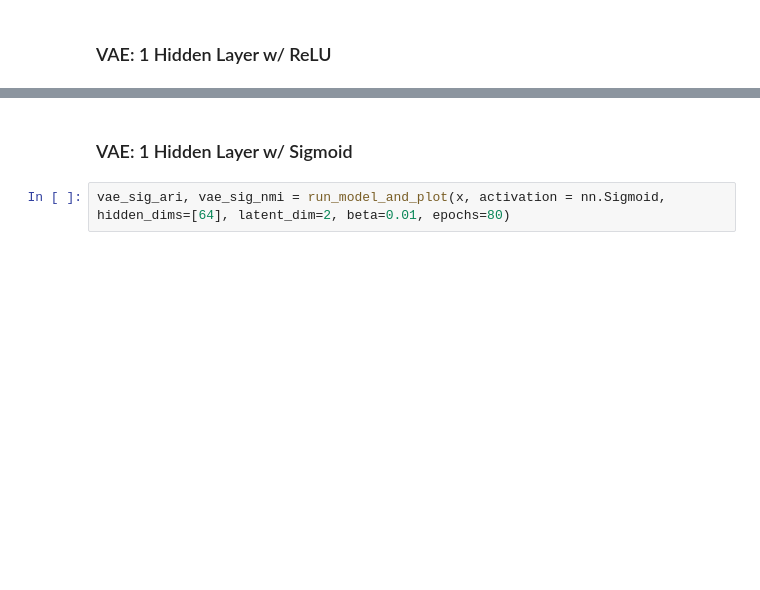
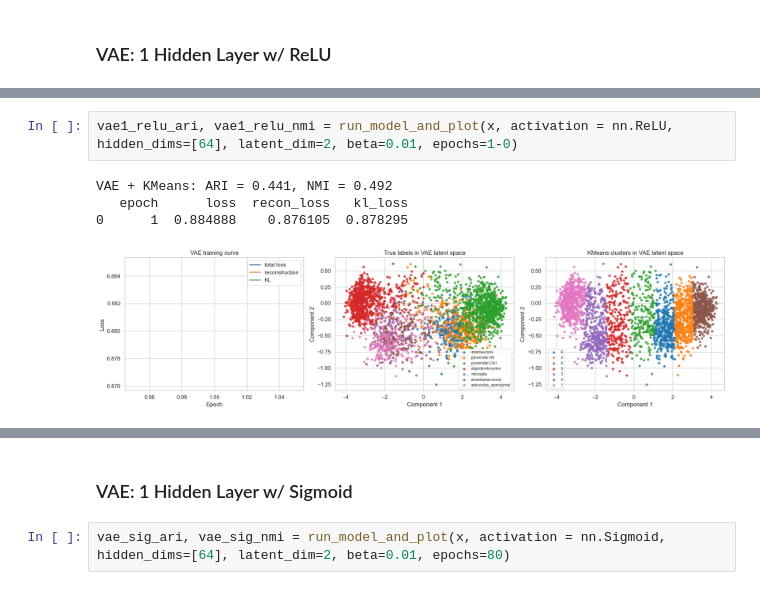
Before and after one commit to nikita-jaya/gene-expression-project, a Jupyter notebook: gene-expression-code.ipynb, the cells around one changed output, grey strips where cells are left out. Saved outputs shown, nothing was run; the diff lists cells and outputs as text; blank space fills up the shorter version.

```diff
--- a/gene-expression-code.ipynb
+++ b/gene-expression-code.ipynb
@@ -453,0 +453,7 @@ VAE + KMeans: ARI = 0.751, NMI = 0.725
+# %%
+vae1_relu_ari, vae1_relu_nmi = run_model_and_plot(x, activation = nn.ReLU, hidden_dims=[64], latent_dim=2, beta=0.01, epochs=1-0)
+# %% [output]
+VAE + KMeans: ARI = 0.441, NMI = 0.492
+   epoch      loss  recon_loss   kl_loss
+0      1  0.884888    0.876105  0.878295
+[figure, added]
```
Also changed, not shown: parts of 9 cells of this notebook.
